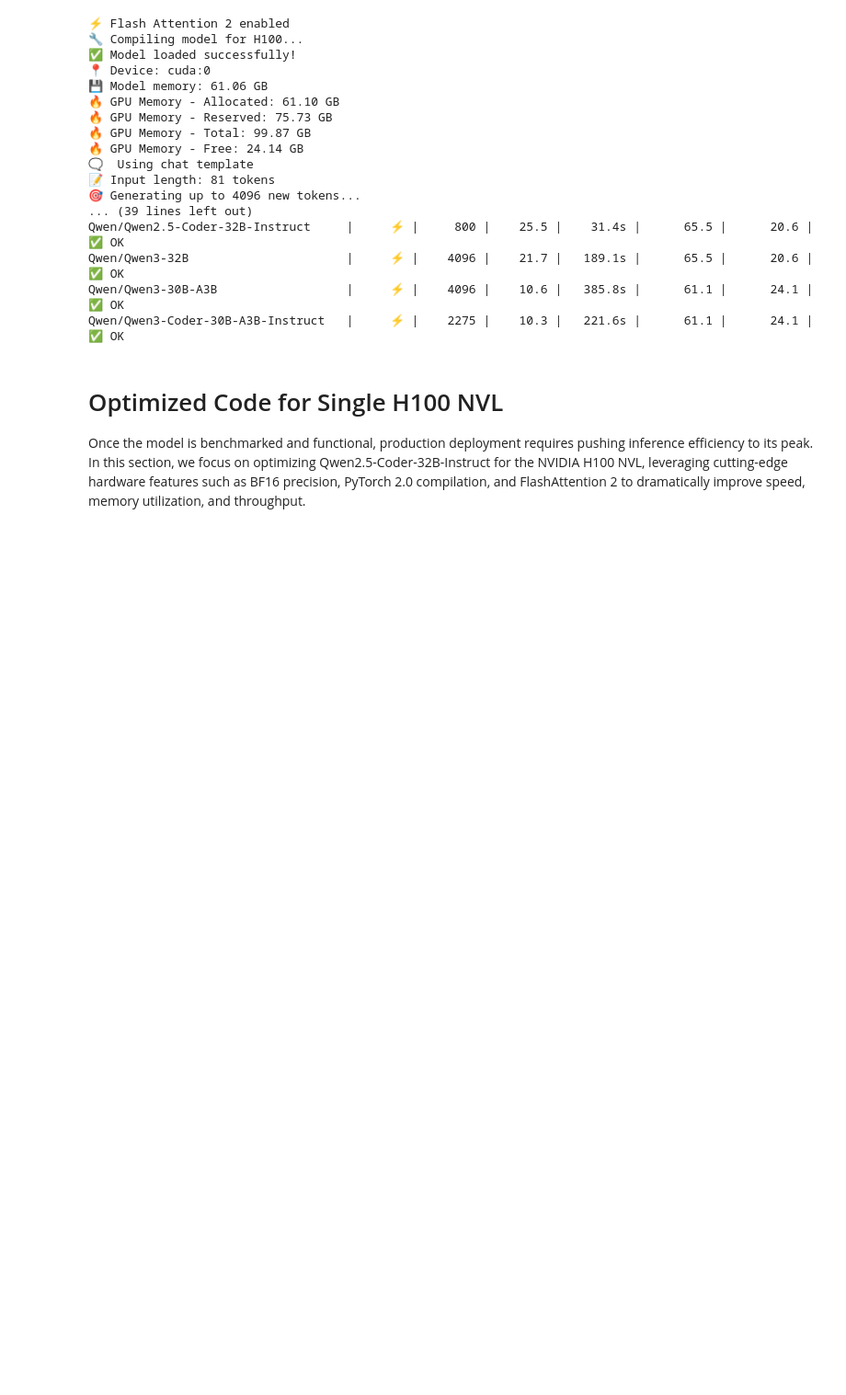
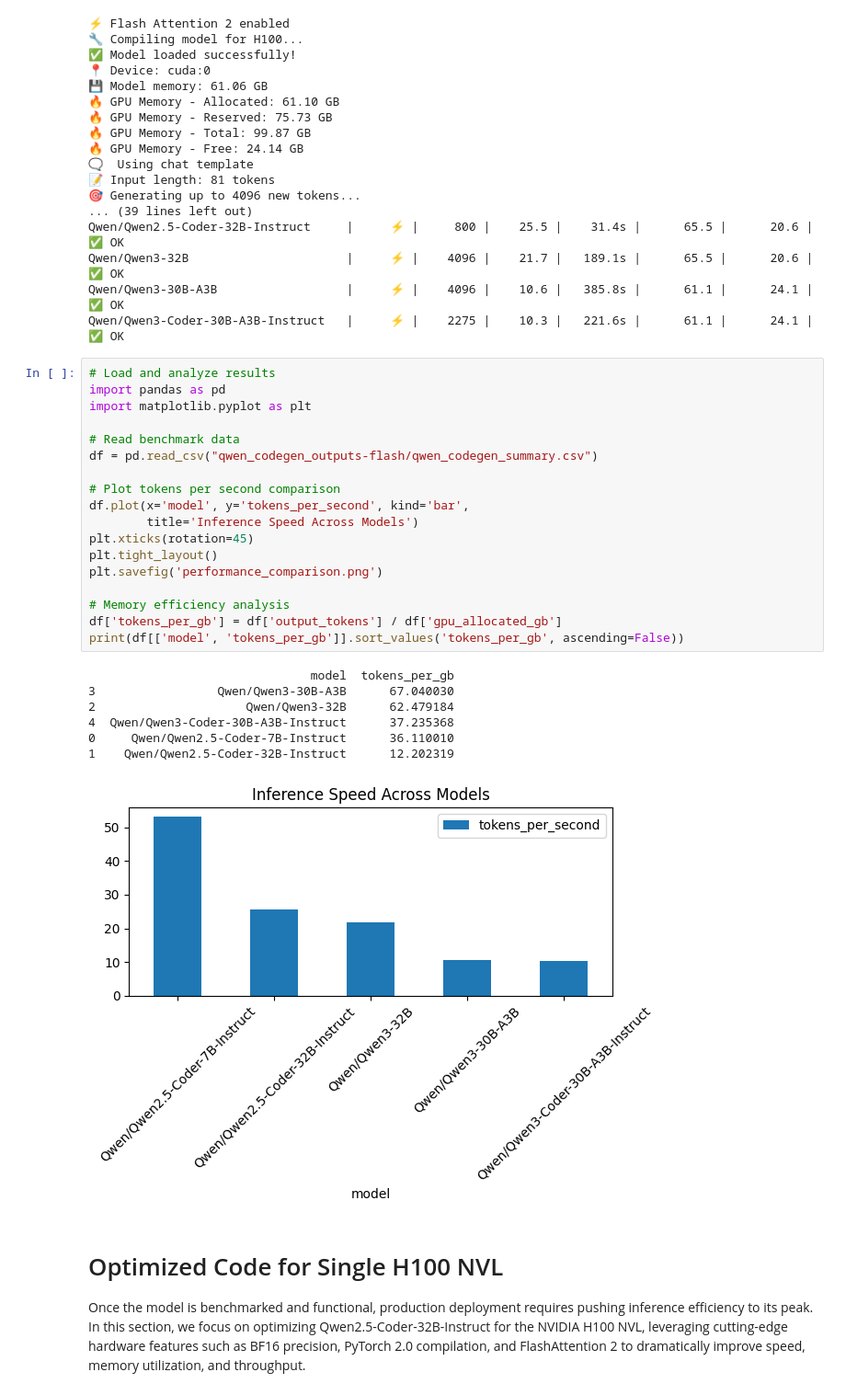
Before and after one commit to tharindu-sankalpa/huggingface-learning, a Jupyter notebook: qwen_exploration.ipynb, the cells around one changed output. Shown: that part at 92% size. Saved outputs shown, nothing was run; the diff lists cells and outputs as text; blank space fills up the shorter version.

Commit message:
Implement code changes to enhance functionality and improve performance

```diff
--- a/qwen_exploration.ipynb
+++ b/qwen_exploration.ipynb
@@ -1420,6 +1420,32 @@ Qwen/Qwen2.5-Coder-32B-Instruct     |     ⚡ |     800 |    25.5 |    31.4s |
 Qwen/Qwen3-32B                      |     ⚡ |    4096 |    21.7 |   189.1s |      65.5 |      20.6 | ✅ OK
 Qwen/Qwen3-30B-A3B                  |     ⚡ |    4096 |    10.6 |   385.8s |      61.1 |      24.1 | ✅ OK
 Qwen/Qwen3-Coder-30B-A3B-Instruct   |     ⚡ |    2275 |    10.3 |   221.6s |      61.1 |      24.1 | ✅ OK
+# %%
+# Load and analyze results
+import pandas as pd
+import matplotlib.pyplot as plt
+
+# Read benchmark data
+df = pd.read_csv("qwen_codegen_outputs-flash/qwen_codegen_summary.csv")
+
+# Plot tokens per second comparison
+df.plot(x='model', y='tokens_per_second', kind='bar',
+        title='Inference Speed Across Models')
+plt.xticks(rotation=45)
+plt.tight_layout()
+plt.savefig('performance_comparison.png')
+
+# Memory efficiency analysis
+df['tokens_per_gb'] = df['output_tokens'] / df['gpu_allocated_gb']
+print(df[['model', 'tokens_per_gb']].sort_values('tokens_per_gb', ascending=False))
+# %% [output]
+                               model  tokens_per_gb
+3                 Qwen/Qwen3-30B-A3B      67.040030
+2                     Qwen/Qwen3-32B      62.479184
+4  Qwen/Qwen3-Coder-30B-A3B-Instruct      37.235368
+0     Qwen/Qwen2.5-Coder-7B-Instruct      36.110010
+1    Qwen/Qwen2.5-Coder-32B-Instruct      12.202319
+[figure, added]
 # %% [markdown]
 # Optimized Code for Single H100 NVL
 
```
